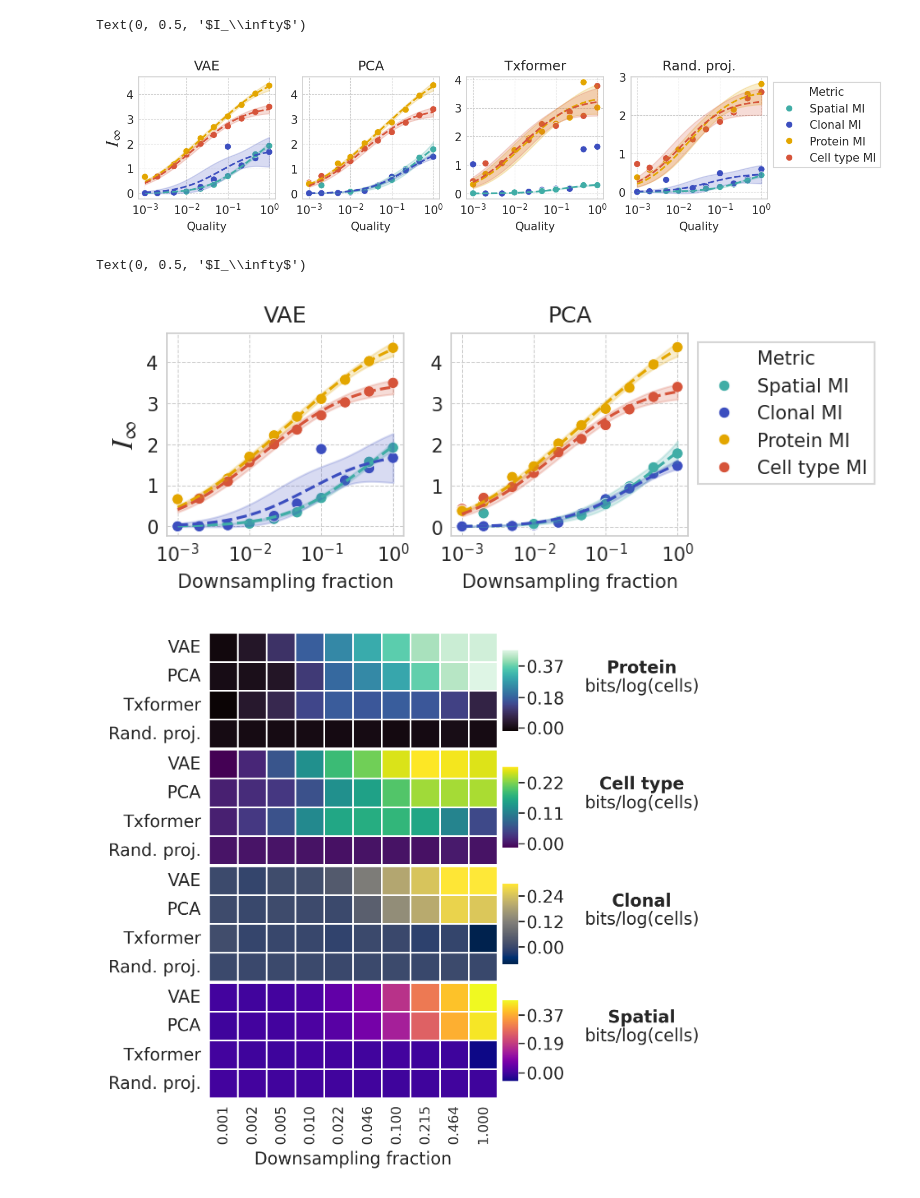
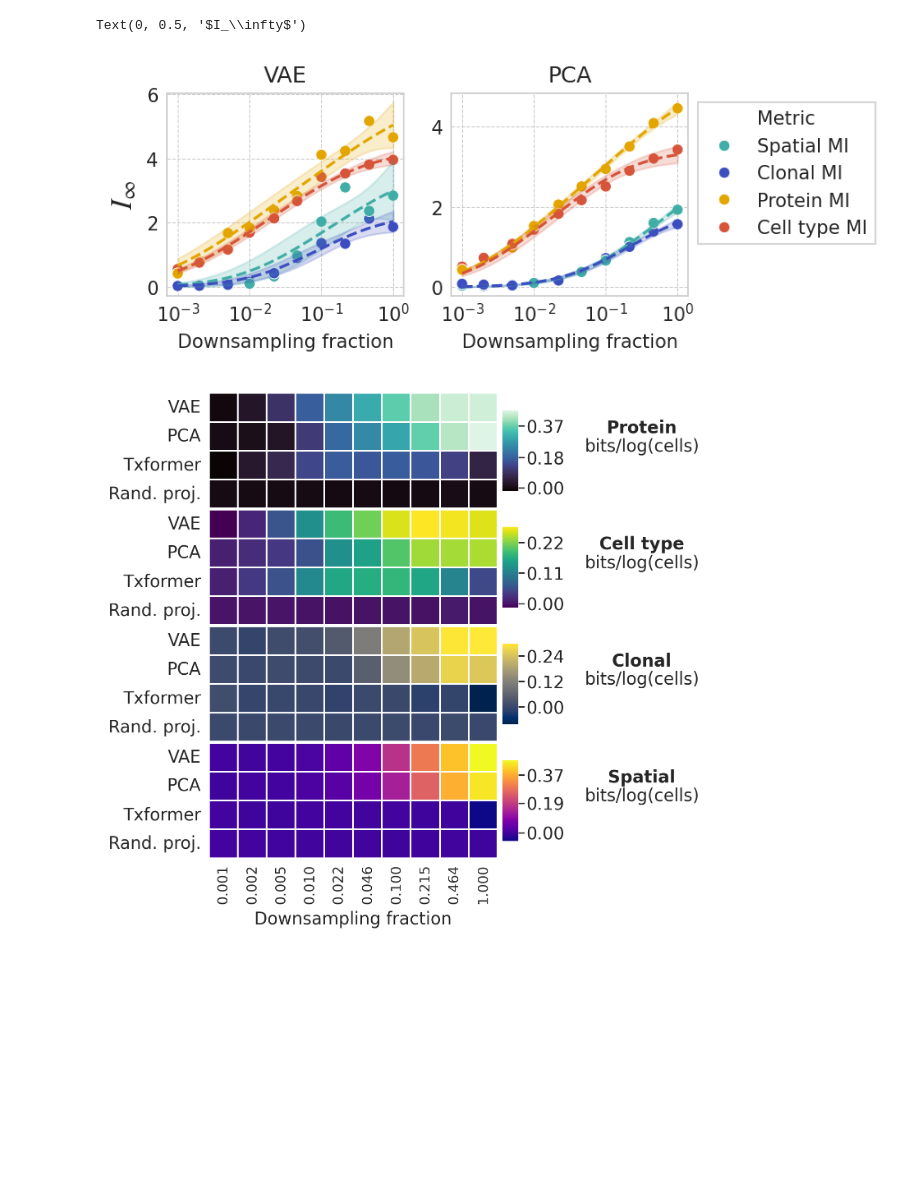
Before and after one commit to ggdna/scScaling, a Jupyter notebook: results/sample_scaling_plots.ipynb, the cells around one changed output. Drawn from its saved outputs; the diff is of its cells as text; code cells hidden in the pictures; blank space fills up the shorter version.

```diff
--- a/results/sample_scaling_plots.ipynb
+++ b/results/sample_scaling_plots.ipynb
@@ -63,7 +63,7 @@ merf_df = add_delta_mi(merf_df, "Spatial neighborhood MI")
 larry_df = add_delta_mi(larry_df, "Clonal MI")
 # %%
 def cell_number_scaling(x, A, B, C):
-    return C - (x/A)**B
+    return C - (x/A)**-B
 
 def info_scaling(x, A, B):
     return 0.5 * np.log2((x*B+ 1)/(1+A*x))
@@ -150,10 +286,10 @@ for i, df in enumerate(dfs):
 # %%
-fig, axs = plt.subplots(1, 4, figsize=(10, 2), dpi=dpi)
+fig, axs = plt.subplots(1, 2, figsize=(5, 2), dpi=dpi)
 
-for ax, method in zip(axs, hue_order):
+for ax, method in zip(axs, hue_order[:2]):
     df_method = pd.DataFrame(d).query("Method == @method").sort_values("Quality")
     df_method['Quality'] = [float(x) for x in df_method['Quality'].values]
-    high_conf = df_method[df_method['C std err'] < 1]
+    high_conf = df_method[df_method['C std err'] < 0.5]
     high_conf = df_method
     sns.scatterplot(
         data=high_conf, x='Quality', y='C', hue='Metric',
@@ -179,95 +315,35 @@ for ax, method in zip(axs, hue_order):
         # print(result.fit_report())
         # break
 
         x_fit = np.linspace(x_data.min(), x_data.max(), 10**4)
         y_fit = model.eval(params=result.params, x=x_fit)
 
         # calculate confidence bands
         # https://www.astro.rug.nl/software/kapteyn/kmpfittutorial.html#confidence-and-prediction-intervals
 
         y_upper = result.eval_uncertainty(params=result.params,
                                         x=x_fit, sigma=2)
         y_lower = -y_upper
 
         if sum(y_upper) > 0:
 
             ax.fill_between(x_fit/10**5, y_fit + y_upper, y_fit + y_lower, color=pretty_palette[names.index(metric)], alpha=0.2)
 
             ax.plot(x_fit/10**5, y_fit, color=pretty_palette[names.index(metric)], linestyle='--')
 
     ax.set_ylabel('')
     ax.set_xticklabels(ax.get_xticklabels(), rotation=0)
     ax.set_title(method)
     ax.set_xscale('log')
+    ax.set_xlabel('Downsampling fraction')
 
 
 sns.move_legend(axs[-1], "upper left", bbox_to_anchor=(1, 1))
 
 axs[0].set_ylabel(r'$I_\infty$', fontsize=16)
 # %% [output]
 Text(0, 0.5, '$I_\\infty$')
-[figure, old version]
+[figure, new version]
-# %%
-fig, axs = plt.subplots(1, 2, figsize=(5, 2), dpi=dpi)
-
-for ax, method in zip(axs, hue_order[:2]):
-    df_method = pd.DataFrame(d).query("Method == @method").sort_values("Quality")
-    df_method['Quality'] = [float(x) for x in df_method['Quality'].values]
-    high_conf = df_method[df_method['C std err'] < 1]
-    high_conf = df_method
-    sns.scatterplot(
-        data=high_conf, x='Quality', y='C', hue='Metric',
-        legend=ax==axs[-1], palette=pretty_palette, hue_order = names, ax=ax,
-    )
-
-    for metric in names:
-        subset = high_conf[high_conf['Metric'] == metric]
-
-        x_data = subset['Quality'].values*10**5
-        y_data = subset['C'].values
-
-        model = Model(info_scaling)
-        params = model.make_params(A=1e-3, B=1e-3)  # initial guesses
-        params['A'].min = 0  # set bounds
-        params['B'].min = 0
-
-        # fit model
-        result = model.fit(y_data, params, x=x_data)
-
-        # print(x_data)
-        # print(y_data)
-        # print(result.fit_report())
-        # break
-
-        x_fit = np.linspace(x_data.min(), x_data.max(), 10**4)
-        y_fit = model.eval(params=result.params, x=x_fit)
-
-        # calculate confidence bands
-        # https://www.astro.rug.nl/software/kapteyn/kmpfittutorial.html#confidence-and-prediction-intervals
-
-        y_upper = result.eval_uncertainty(params=result.params,
-                                        x=x_fit, sigma=2)
-        y_lower = -y_upper
-
-        if sum(y_upper) > 0:
-
-            ax.fill_between(x_fit/10**5, y_fit + y_upper, y_fit + y_lower, color=pretty_palette[names.index(metric)], alpha=0.2)
-
-            ax.plot(x_fit/10**5, y_fit, color=pretty_palette[names.index(metric)], linestyle='--')
-
-    ax.set_ylabel('')
-    ax.set_xticklabels(ax.get_xticklabels(), rotation=0)
-    ax.set_title(method)
-    ax.set_xscale('log')
-    ax.set_xlabel('Downsampling fraction')
-
-
-sns.move_legend(axs[-1], "upper left", bbox_to_anchor=(1, 1))
-
-axs[0].set_ylabel(r'$I_\infty$', fontsize=16)
-# %% [output]
-Text(0, 0.5, '$I_\\infty$')
-[figure, removed]
 # %%
 # prepare the data for each heatmap
 
```
Also changed, not shown: parts of 3 cells of this notebook, 2 other files.
